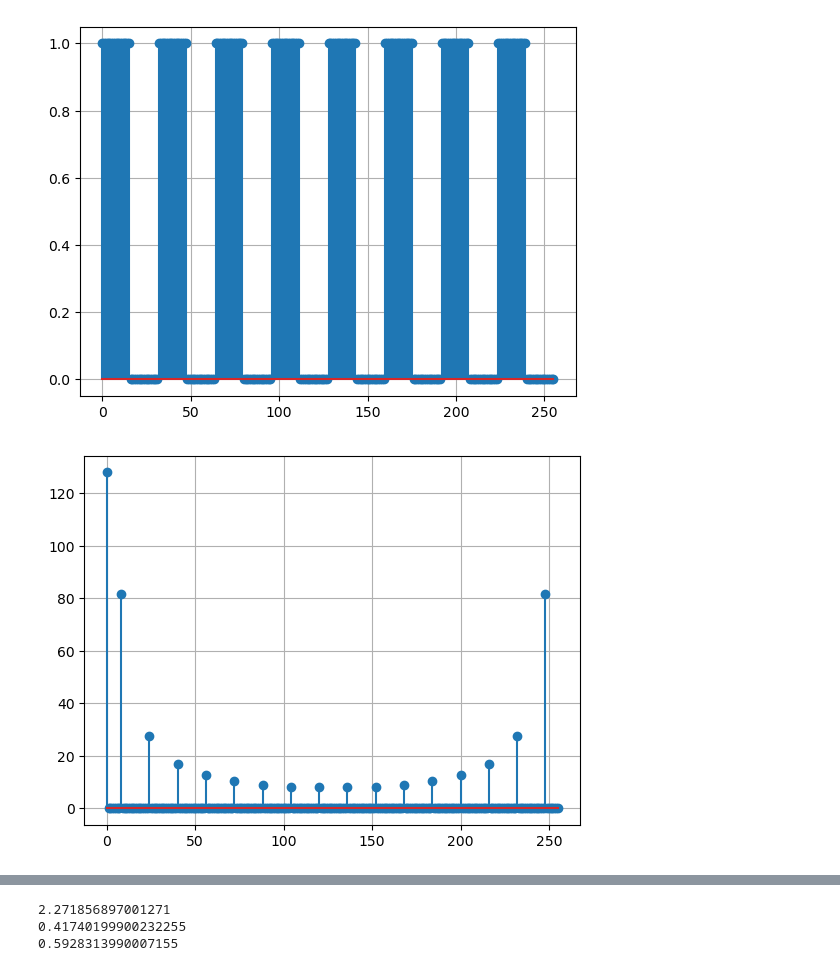
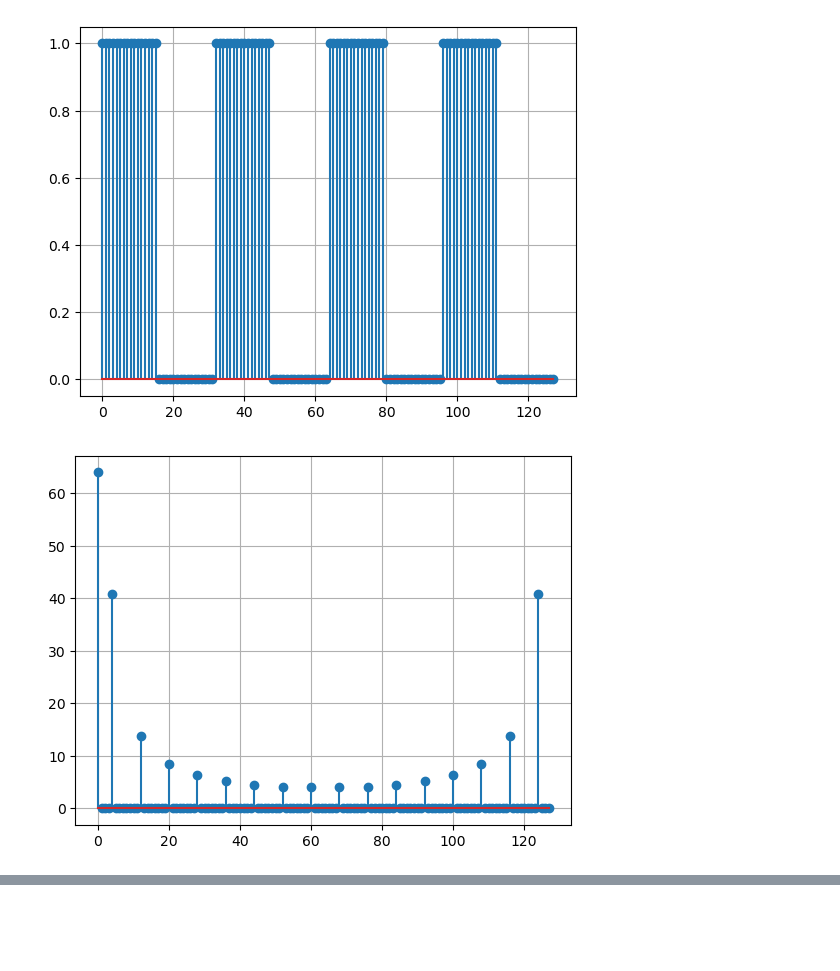
Before and after one commit to hellopuza/ParallelProgramming, a Jupyter notebook: OpenMP/fft/graphs.ipynb, the cells around one changed output, grey strips where cells are left out. Saved outputs shown, nothing was run; the diff lists cells and outputs as text; code cells hidden in the pictures; blank space fills up the shorter version.

```diff
--- a/OpenMP/fft/graphs.ipynb
+++ b/OpenMP/fft/graphs.ipynb
@@ -49,13 +80,12 @@ def measure_time(func, size, nproc=6):
 # %%
-x = np.arange(256)
+x = np.arange(128)
 x = array(((x % 32) < 16))
 plot(x)
 plot(np_fft(x))
 plot(my_fft(x))
-plot(my_fft_parallel_opt(x))
 print_error(np_fft(x), my_fft(x))
 print_error(np_fft(x), my_fft_parallel(x))
 print_error(np_fft(x), my_fft_parallel_opt(x))
 # %% [output]
-[figure, old version]
+[figure, new version]
-[figure, old version]
+[figure, new version]
@@ -67,8 +95,0 @@ Error:  1.446296666804403e-07
-# %%
-print(lib.measure_time(lib.fft, 2 ** 22))
-print(lib.measure_time(lib.fft_parallel, 2 ** 22))
-print(lib.measure_time(lib.fft_parallel_opt, 2 ** 22))
-# %% [output]
-2.271856897001271
-0.41740199900232255
-0.5928313990007155
```
Also changed, not shown: parts of 4 cells of this notebook, 5 other files.
